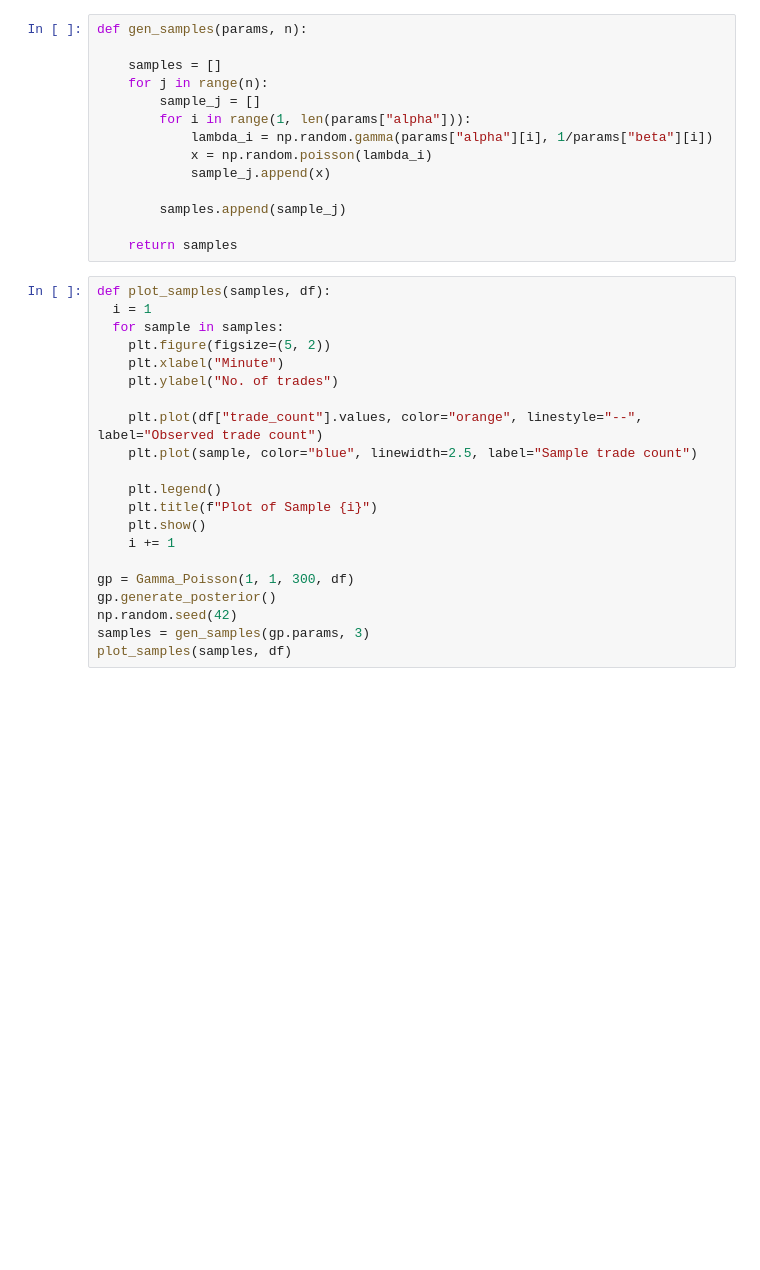
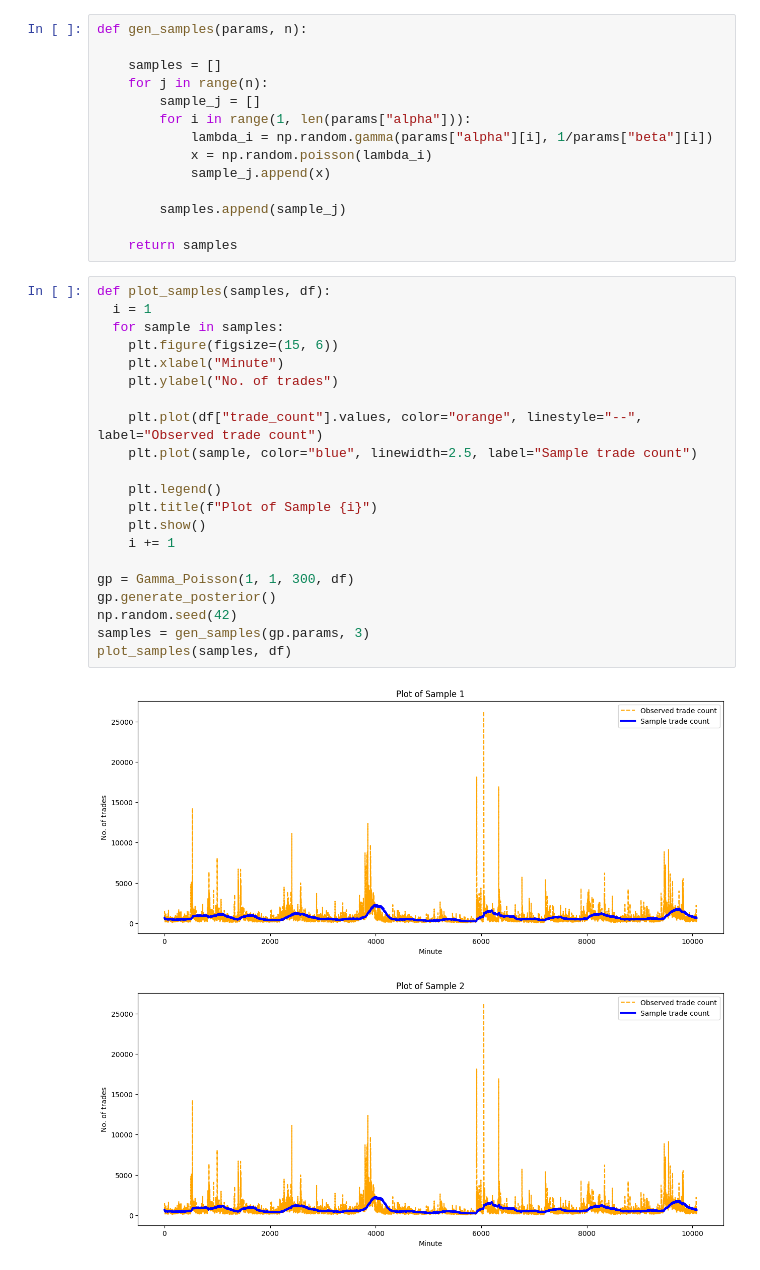
Before and after one commit to Zen-Nightshade/Crypto-Trade-Analysis, a Jupyter notebook: notebooks/Count_Bayesian_Modeling.ipynb, the cells around one changed output. Drawn from its saved outputs; the diff is of its cells as text; blank space fills up the shorter version.

```diff
--- a/notebooks/Count_Bayesian_Modeling.ipynb
+++ b/notebooks/Count_Bayesian_Modeling.ipynb
@@ -166,21 +198,24 @@ def gen_samples(params, n):
 # %%
 def plot_samples(samples, df):
   i = 1
   for sample in samples:
-    plt.figure(figsize=(5, 2))
+    plt.figure(figsize=(15, 6))
     plt.xlabel("Minute")
     plt.ylabel("No. of trades")
 
     plt.plot(df["trade_count"].values, color="orange", linestyle="--", label="Observed trade count")
     plt.plot(sample, color="blue", linewidth=2.5, label="Sample trade count")
 
     plt.legend()
     plt.title(f"Plot of Sample {i}")
     plt.show()
     i += 1
 
 gp = Gamma_Poisson(1, 1, 300, df)
 gp.generate_posterior()
 np.random.seed(42)
 samples = gen_samples(gp.params, 3)
 plot_samples(samples, df)
+# %% [output]
+[figure, added]
+[figure, added]
```
Also changed, not shown: parts of 5 cells of this notebook.
